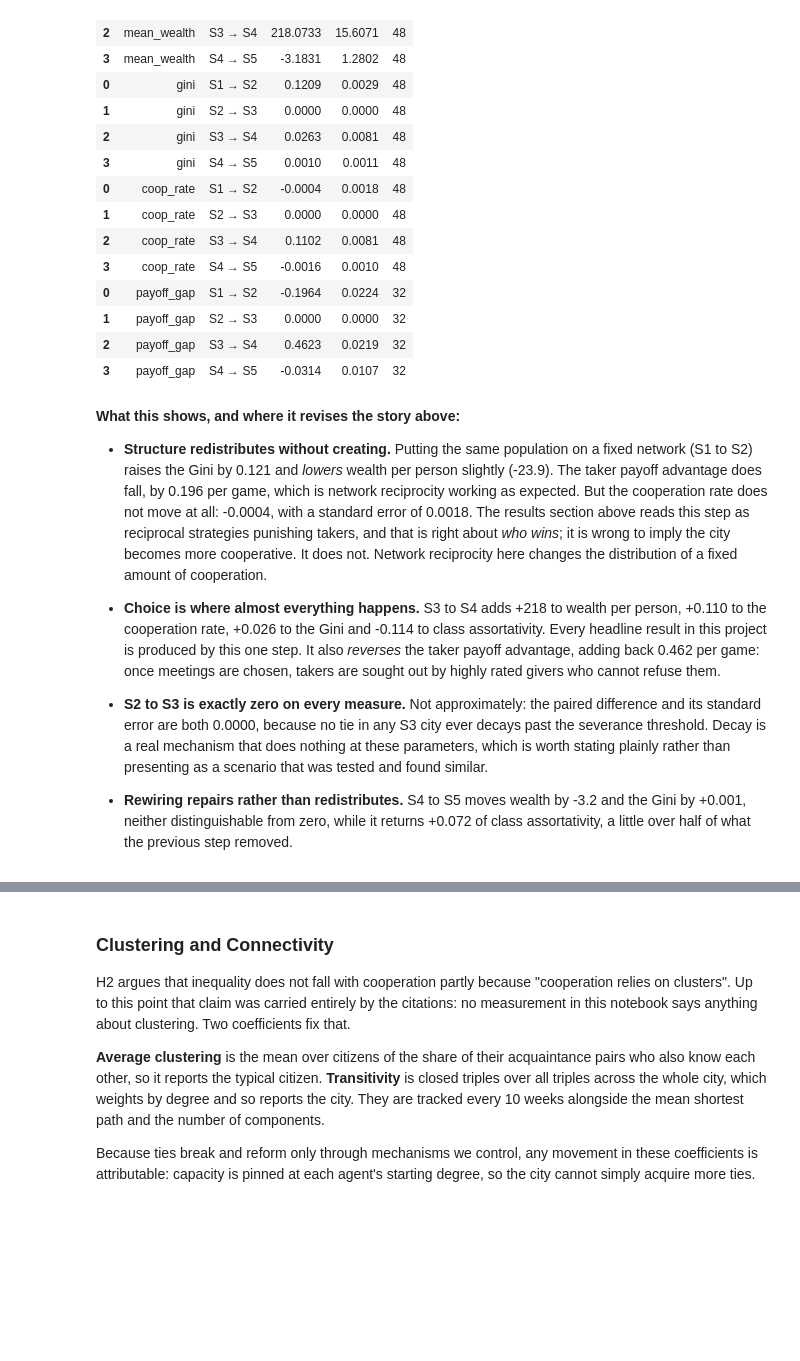
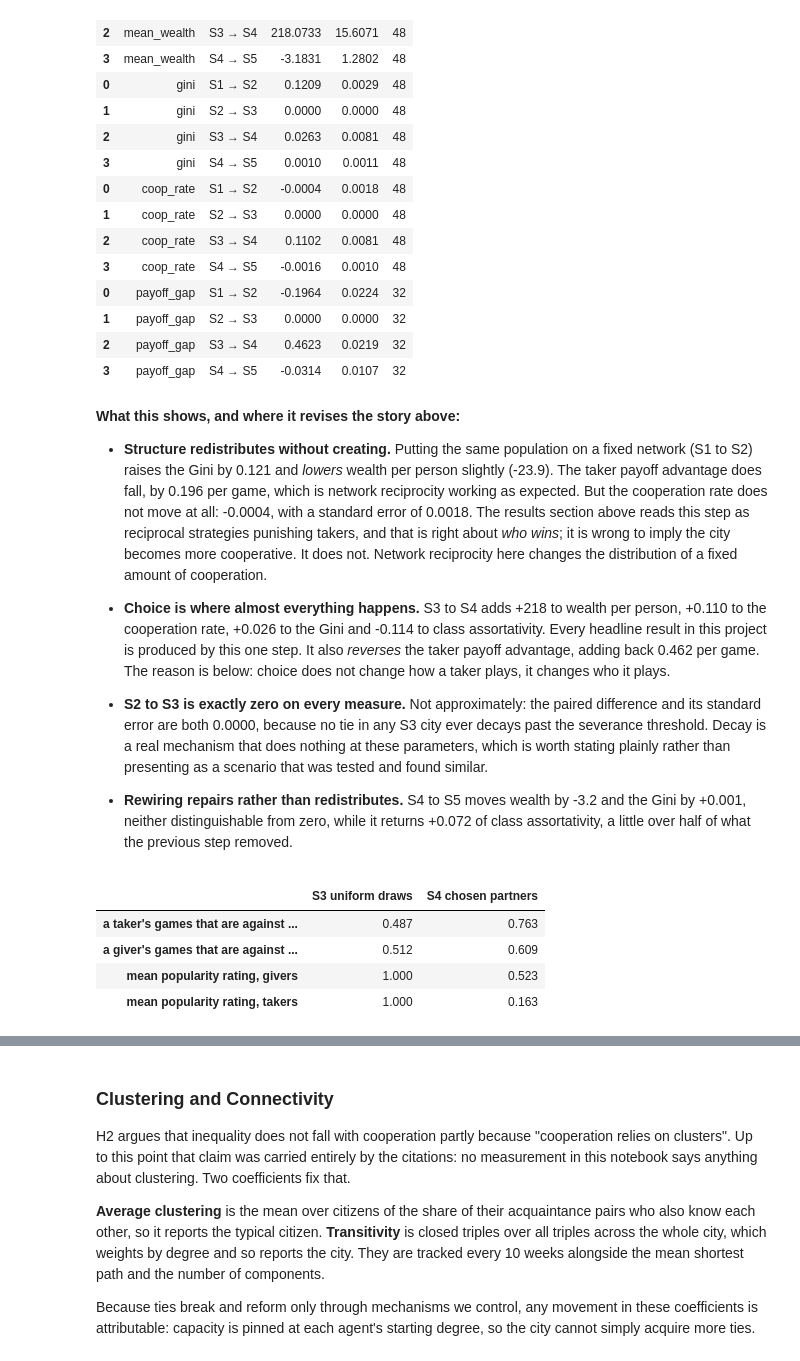
Before and after one commit to Precipicee/cits4403-project, a Jupyter notebook: notebooks/Project.ipynb, the cells around one changed output, grey strips where cells are left out. Saved outputs shown, nothing was run; the diff lists cells and outputs as text; code cells hidden in the pictures; blank space fills up the shorter version.

Commit message:
corrects taker-giver direction and measures it

```diff
--- a/notebooks/Project.ipynb
+++ b/notebooks/Project.ipynb
@@ -641,8 +641,8 @@ pd.concat([t.assign(metric=m) for m, t in deltas.items()])[["metric", "step", "m
 - **Choice is where almost everything happens.** S3 to S4 adds +218 to wealth per person, +0.110
   to the cooperation rate, +0.026 to the Gini and -0.114 to class assortativity. Every headline
   result in this project is produced by this one step. It also *reverses* the taker payoff
-  advantage, adding back 0.462 per game: once meetings are chosen, takers are sought out by
-  highly rated givers who cannot refuse them.
+  advantage, adding back 0.462 per game. The reason is below: choice does not change how a
+  taker plays, it changes who it plays.
 
 - **S2 to S3 is exactly zero on every measure.** Not approximately: the paired difference and its
   standard error are both 0.0000, because no tie in any S3 city ever decays past the severance
@@ -652,3 +652,34 @@ pd.concat([t.assign(metric=m) for m, t in deltas.items()])[["metric", "step", "m
 - **Rewiring repairs rather than redistributes.** S4 to S5 moves wealth by -3.2 and the Gini by
   +0.001, neither distinguishable from zero, while it returns +0.072 of class assortativity, a
   little over half of what the previous step removed.
+# %%
+# Choice does not change how a taker plays; it changes who it plays. Every citizen weighs
+# candidates by the partner's rating, and givers are the ones with high ratings.
+def partner_mix(stage_name):
+    cfg = stage(stage_name, **{**SETTINGS, "population.giver_fraction": 0.5})
+    sim = Simulation(cfg, root_seed=R.DEFAULT_SEED, repeat=0, instruments=("core",))
+    giver = sim.state.giver
+    played = np.zeros((2, 2))                              # [actor is a giver, partner is a giver]
+    for _ in range(cfg.run.n_rounds):
+        record = sim.run_round().record
+        if record.n_games == 0:
+            continue
+        gi, gj = giver[record.initiator], giver[record.partner]
+        for actor, partner in ((gi, gj), (gj, gi)):        # both sides of every game
+            for cls in (0, 1):
+                played[cls, 1] += ((actor == bool(cls)) & partner).sum()
+                played[cls, 0] += ((actor == bool(cls)) & ~partner).sum()
+    share = played / played.sum(axis=1, keepdims=True)
+    return {"a taker's games that are against givers": share[0, 1],
+            "a giver's games that are against givers": share[1, 1],
+            "mean popularity rating, givers": sim.state.rating[giver].mean(),
+            "mean popularity rating, takers": sim.state.rating[~giver].mean()}
+
+pd.DataFrame({"S3 uniform draws": partner_mix("M2"),
+              "S4 chosen partners": partner_mix("M3")}).round(3)
+# %% [output]
+|  | S3 uniform draws | S4 chosen partners |
+| a taker's games that are against ... | 0.487 | 0.763 |
+| a giver's games that are against ... | 0.512 | 0.609 |
+| mean popularity rating, givers | 1.000 | 0.523 |
+| mean popularity rating, takers | 1.000 | 0.163 |
```
Also changed, not shown: parts of 3 cells of this notebook, 1 other file.
